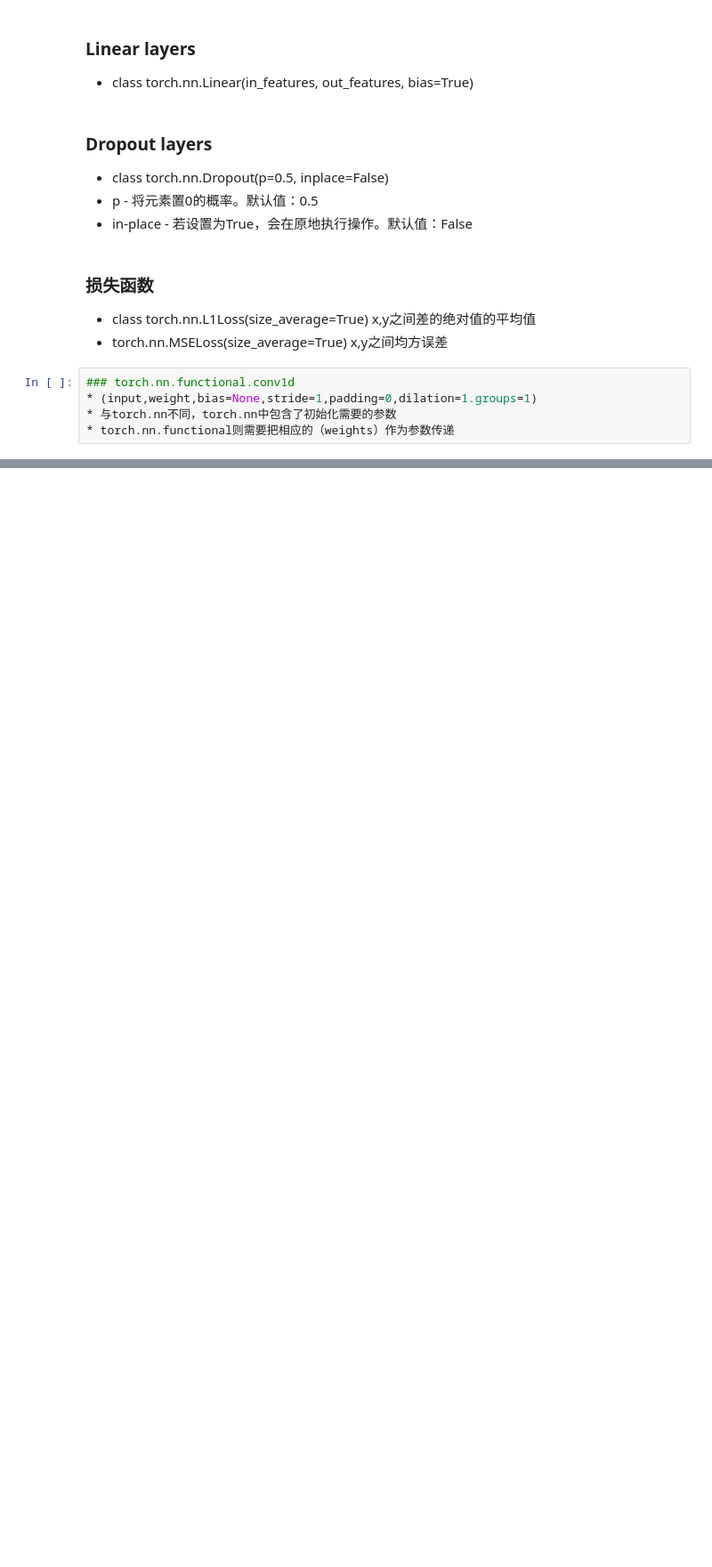
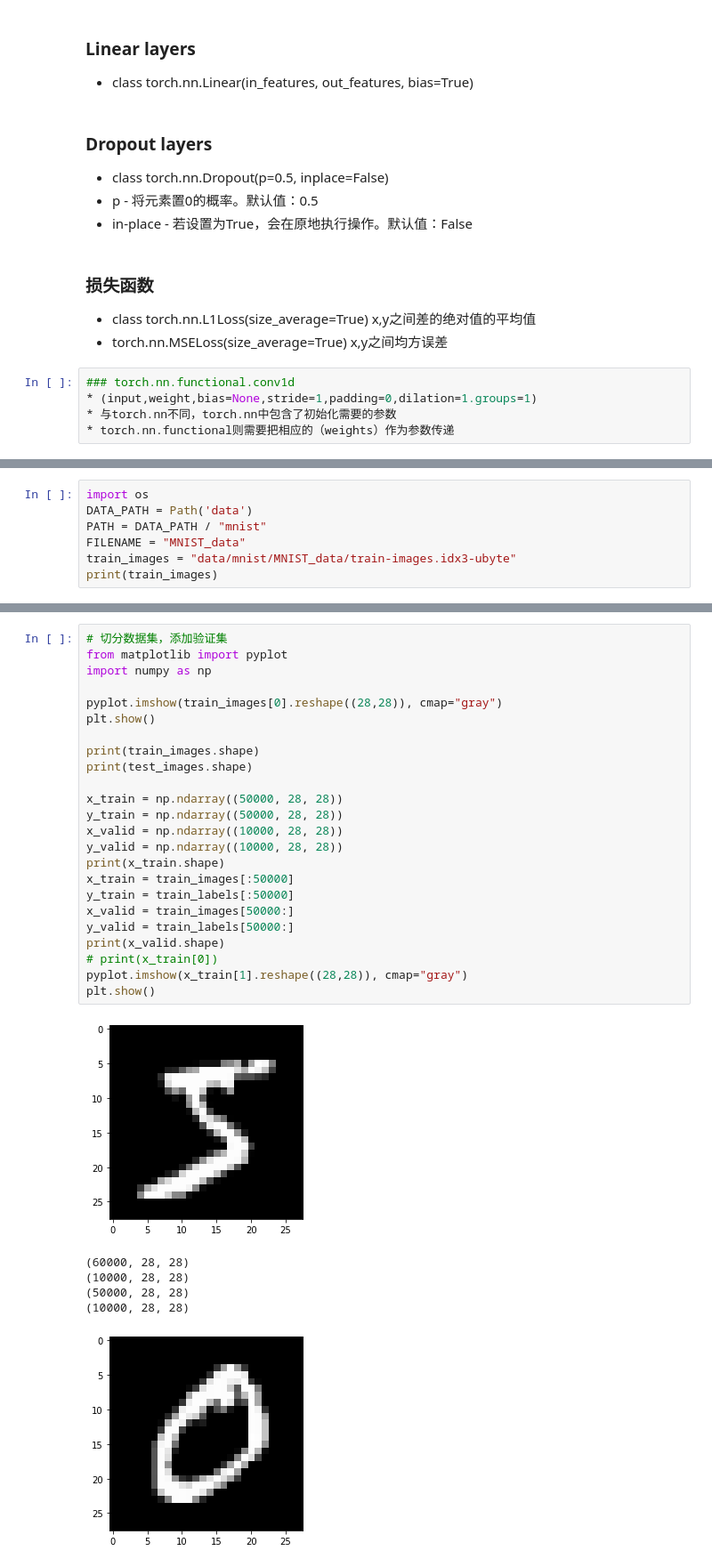
Before and after one commit to Liuhaofengaust/Mechine_learning, a Jupyter notebook: Pytorch_深度学习/Pytorch-learning/深入学习/3.神经网络模块.ipynb, the cells around one changed output, grey strips where cells are left out. Shown at 89% size. Saved outputs shown, nothing was run; the diff lists cells and outputs as text; blank space fills up the shorter version.

```diff
--- a/Pytorch_深度学习/Pytorch-learning/深入学习/3.神经网络模块.ipynb
+++ b/Pytorch_深度学习/Pytorch-learning/深入学习/3.神经网络模块.ipynb
@@ -119,0 +160,7 @@ class Net(nn.Module):
+# %%
+import os
+DATA_PATH = Path('data')
+PATH = DATA_PATH / "mnist"
+FILENAME = "MNIST_data"
+train_images = "data/mnist/MNIST_data/train-images.idx3-ubyte"
+print(train_images)
@@ -119,0 +402,31 @@ class Net(nn.Module):
+# %%
+# 切分数据集，添加验证集
+from matplotlib import pyplot
+import numpy as np
+
+pyplot.imshow(train_images[0].reshape((28,28)), cmap="gray")
+plt.show()
+
+print(train_images.shape)
+print(test_images.shape)
+
+x_train = np.ndarray((50000, 28, 28))
+y_train = np.ndarray((50000, 28, 28))
+x_valid = np.ndarray((10000, 28, 28))
+y_valid = np.ndarray((10000, 28, 28))
+print(x_train.shape)
+x_train = train_images[:50000]
+y_train = train_labels[:50000]
+x_valid = train_images[50000:]
+y_valid = train_labels[50000:]
+print(x_valid.shape)
+# print(x_train[0])
+pyplot.imshow(x_train[1].reshape((28,28)), cmap="gray")
+plt.show()
+# %% [output]
+[figure, added]
+(60000, 28, 28)
+(10000, 28, 28)
+(50000, 28, 28)
+(10000, 28, 28)
+[figure, added]
```
Also changed, not shown: parts of 41 cells of this notebook, 7 other files.
